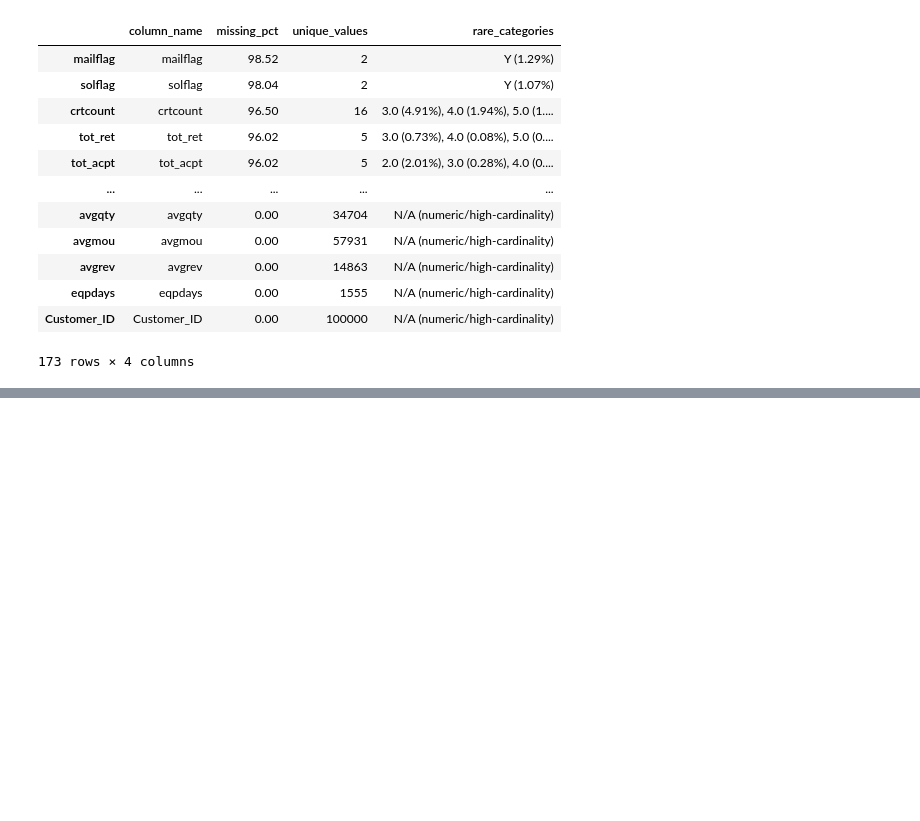
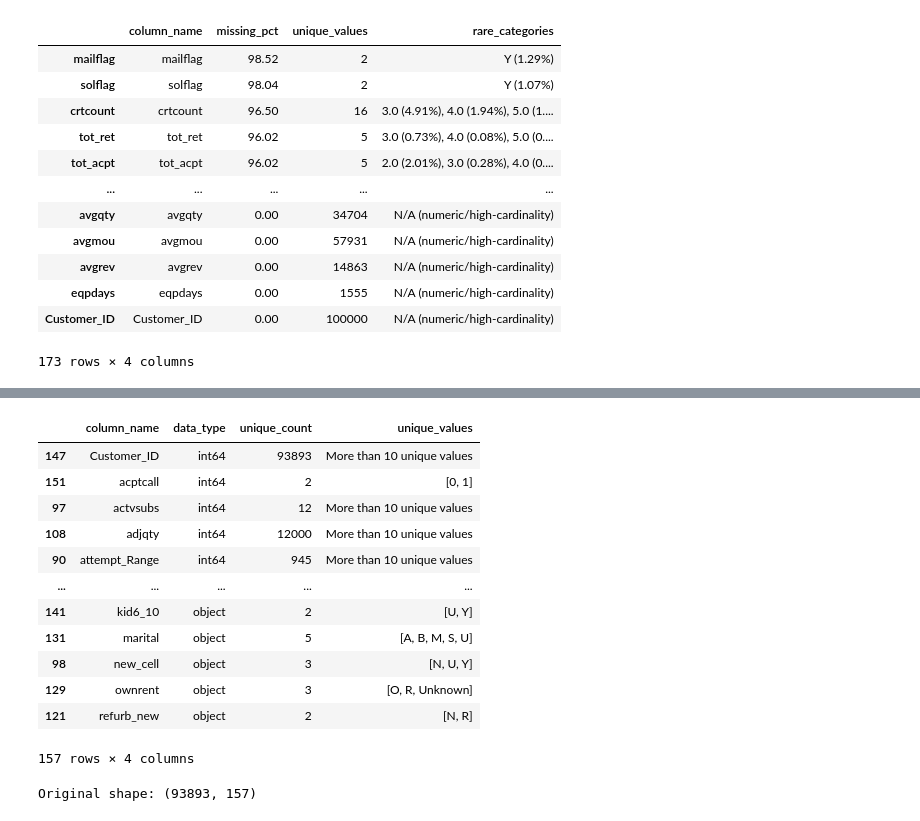
Before and after one commit to FelixVeaux/Telecom_Churn, a Jupyter notebook: 01_Initial_Data/Cleaning.ipynb, the cells around one changed output, grey strips where cells are left out. Saved outputs shown, nothing was run; the diff lists cells and outputs as text; code cells hidden in the pictures; blank space fills up the shorter version.

```diff
--- a/01_Initial_Data/Cleaning.ipynb
+++ b/01_Initial_Data/Cleaning.ipynb
@@ -186,0 +312,40 @@ df['pcowner_flag'] = df['pcowner'].apply(lambda x: 'Y' if x == 'Y' else 'N')
+# %%
+# Create a DataFrame with data types and unique values information
+dtype_df = pd.DataFrame({
+    'column_name': df.columns,
+    'data_type': df.dtypes.values,
+    'unique_count': [df[col].nunique() for col in df.columns]
+})
+
+# Function to get unique values for columns with less than 10 unique values
+def get_unique_values(col):
+    if df[col].nunique() < 10:
+        return sorted(df[col].unique().tolist())
+    return "More than 10 unique values"
+
+# Add unique values column
+dtype_df['unique_values'] = [get_unique_values(col) for col in df.columns]
+
+# Sort by data type and then column name
+dtype_df = dtype_df.sort_values(['data_type', 'column_name'])
+
+# Display the DataFrame
+display(dtype_df)
+# %% [output]
+|  | column_name | data_type | unique_count | unique_values |
+| 147 | Customer_ID | int64 | 93893 | More than 10 unique values |
+| 151 | acptcall | int64 | 2 | [0, 1] |
+| 97 | actvsubs | int64 | 12 | More than 10 unique values |
+| 108 | adjqty | int64 | 12000 | More than 10 unique values |
+| 90 | attempt_Range | int64 | 945 | More than 10 unique values |
+| ... | ... | ... | ... | ... |
+| 141 | kid6_10 | object | 2 | [U, Y] |
+| 131 | marital | object | 5 | [A, B, M, S, U] |
+| 98 | new_cell | object | 3 | [N, U, Y] |
+| 129 | ownrent | object | 3 | [O, R, Unknown] |
+| 121 | refurb_new | object | 2 | [N, R] |
+157 rows × 4 columns
+# %%
+print("Original shape:", df.shape)
+# %% [output]
+Original shape: (93893, 157)
```
Also changed, not shown: parts of 25 cells of this notebook, 1 other file.
